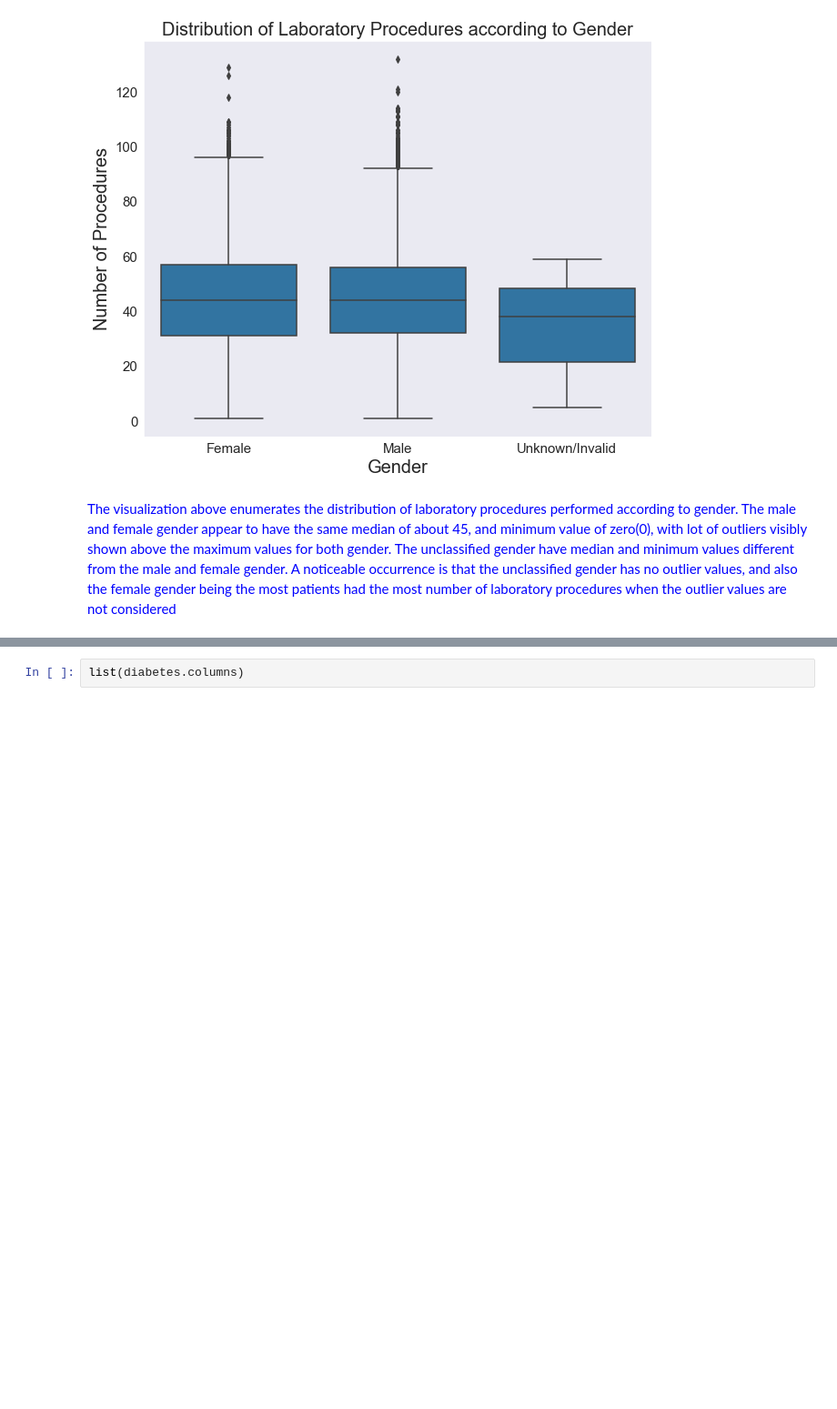
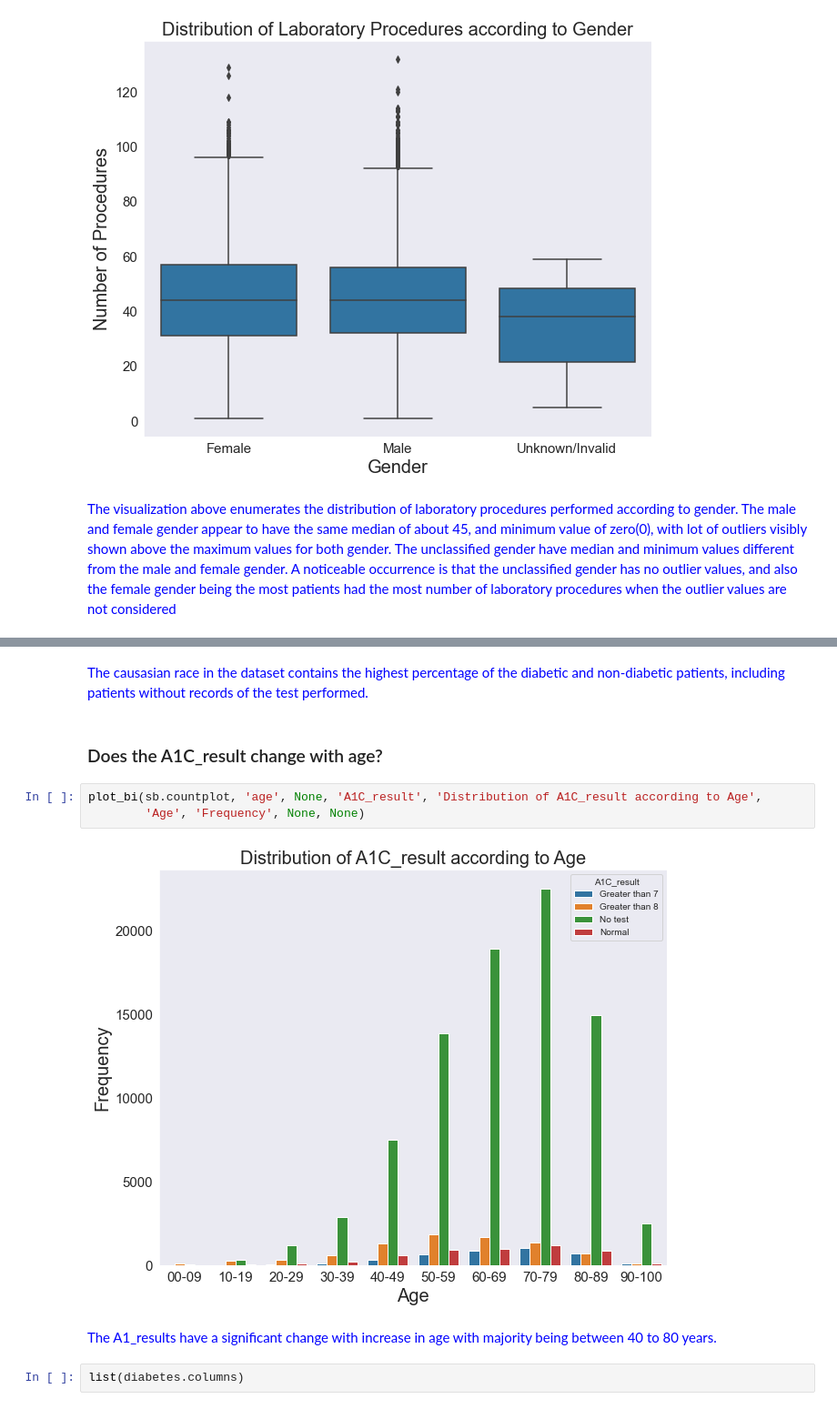
Before and after one commit to Merci93/Diabetes_in_the_US, a Jupyter notebook: US_diabetes_Analysis.ipynb, the cells around one changed output, grey strips where cells are left out. Shown at 91% size. Saved outputs shown, nothing was run; the diff lists cells and outputs as text; blank space fills up the shorter version.

```diff
--- a/US_diabetes_Analysis.ipynb
+++ b/US_diabetes_Analysis.ipynb
@@ -1113,3 +1120,14 @@ plot_bi(sb.boxplot, 'gender', 'lab_procedures', None, 'Distribution of Laborator
+# %% [markdown]
+<span style = 'color:blue'>The causasian race in the dataset contains the highest percentage of the diabetic and non-diabetic patients, including patients without records of the test performed.</span>
+# %% [markdown]
+### Does the A1C_result change with age?
+# %%
+plot_bi(sb.countplot, 'age', None, 'A1C_result', 'Distribution of A1C_result according to Age',
+        'Age', 'Frequency', None, None)
+# %% [output]
+[figure, added]
+# %% [markdown]
+<span style = 'color:blue'>The A1_results have a significant change with increase in age with majority being between 40 to 80 years.</span>
 # %%
 list(diabetes.columns)
 # %% [output]
```
Also changed, not shown: parts of 7 cells of this notebook.
